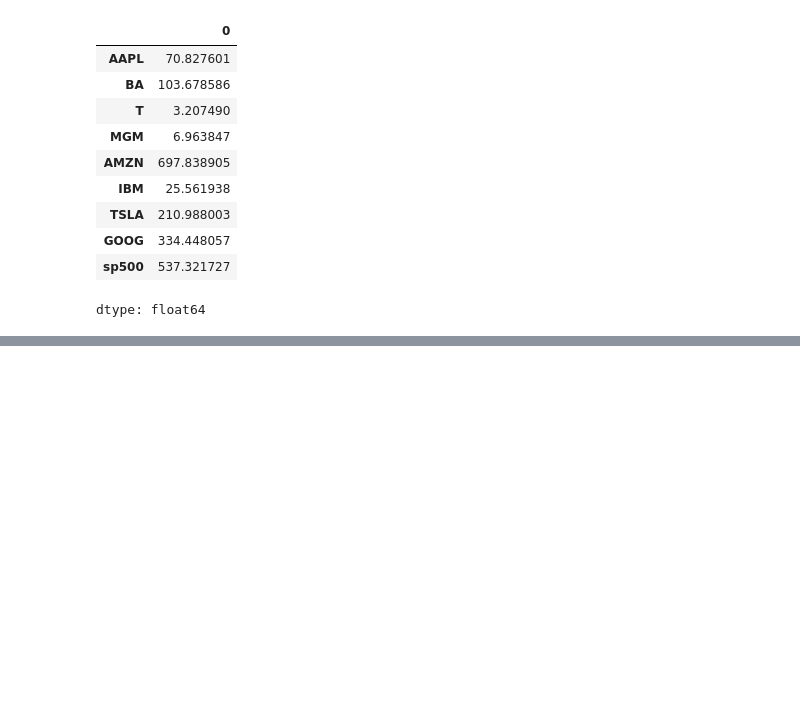
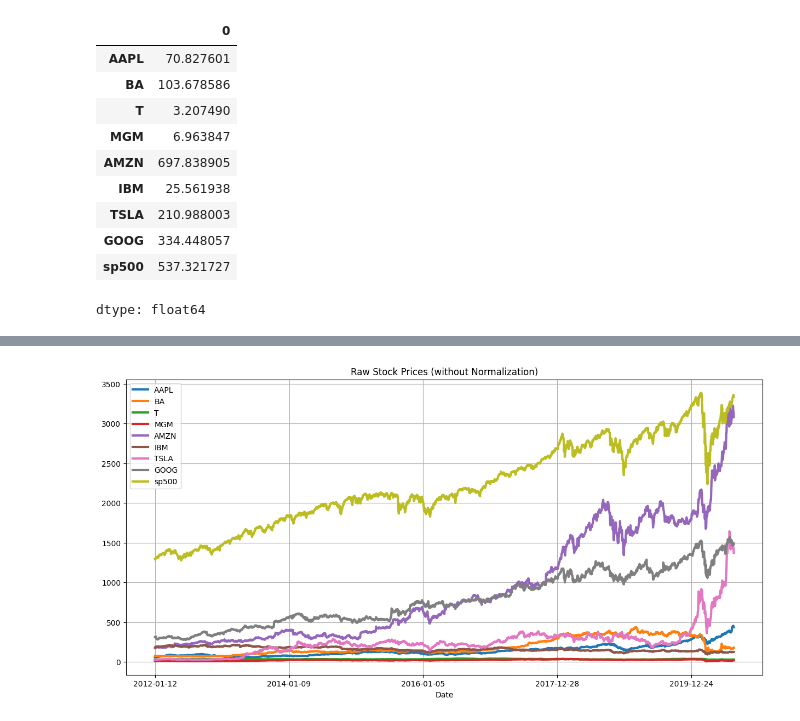
Before and after one commit to deddyandri/stocks-data-analysis, a Jupyter notebook: Stocks Data Analysis.ipynb, the cells around one changed output, grey strips where cells are left out. Cells and saved outputs as stored; diff of their text form; code cells hidden in the pictures; blank space fills up the shorter version.

Commit message:
add performa interactive data visualization

```diff
--- a/Stocks Data Analysis.ipynb
+++ b/Stocks Data Analysis.ipynb
@@ -119,0 +159,13 @@ stock_df.describe()
+# %%
+# Plot stocks data
+# Define a function to plot the entire dataframe
+
+def show_plot(df,fig_title):
+  df.plot(x= 'Date', figsize=(15,7), linewidth = 3, title=fig_title)
+  plt.grid()
+  plt.show()
+# %%
+# Plot the data
+show_plot(stock_df, 'Raw Stock Prices (without Normalization)')
+# %% [output]
+[figure, added]
```
Also changed, not shown: parts of 18 cells of this notebook.
